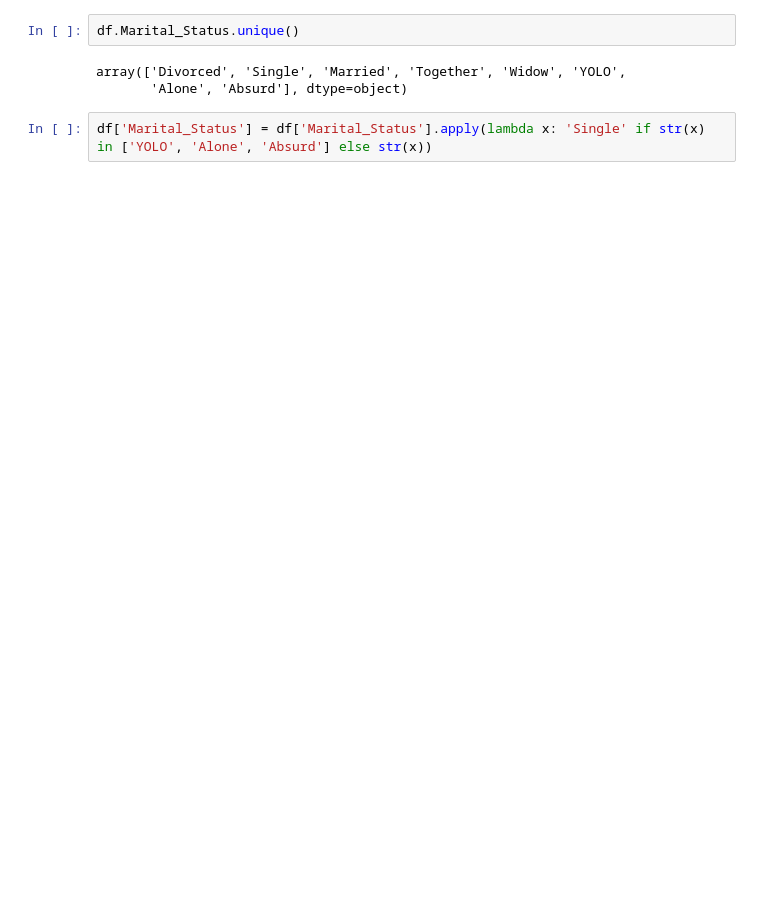
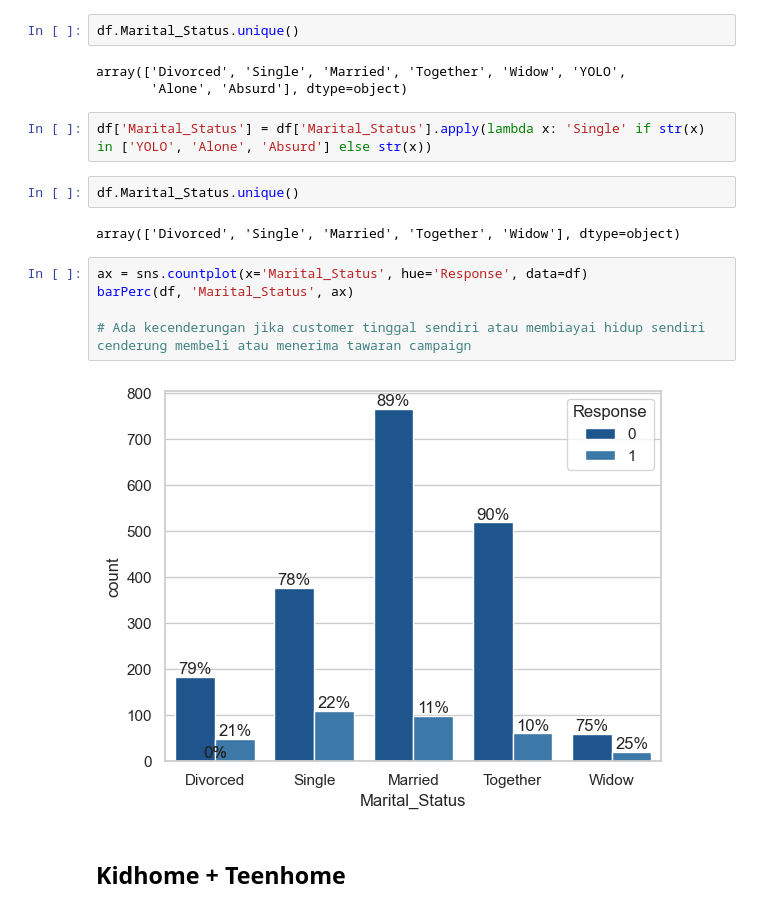
Before and after one commit to FemasAriandaRizki/marketing_analisis, a Jupyter notebook: marketing_analysis.ipynb, the cells around one changed output. Cells and saved outputs as stored; diff of their text form; blank space fills up the shorter version.

Commit message:
data insight p1

```diff
--- a/marketing_analysis.ipynb
+++ b/marketing_analysis.ipynb
@@ -329,3 +329,16 @@ array(['Divorced', 'Single', 'Married', 'Together', 'Widow', 'YOLO',
        'Alone', 'Absurd'], dtype=object)
 # %%
 df['Marital_Status'] = df['Marital_Status'].apply(lambda x: 'Single' if str(x) in ['YOLO', 'Alone', 'Absurd'] else str(x))
+# %%
+df.Marital_Status.unique()
+# %% [output]
+array(['Divorced', 'Single', 'Married', 'Together', 'Widow'], dtype=object)
+# %%
+ax = sns.countplot(x='Marital_Status', hue='Response', data=df)
+barPerc(df, 'Marital_Status', ax)
+
+# Ada kecenderungan jika customer tinggal sendiri atau membiayai hidup sendiri cenderung membeli atau menerima tawaran campaign
+# %% [output]
+[figure, added]
+# %% [markdown]
+## Kidhome + Teenhome
```
Also changed, not shown: parts of 7 cells of this notebook.
